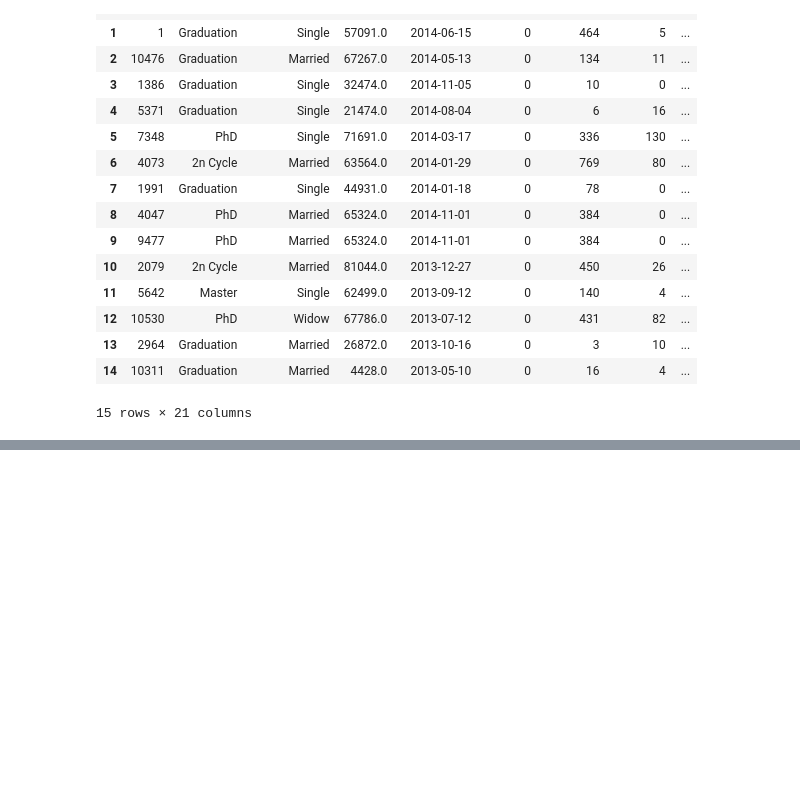
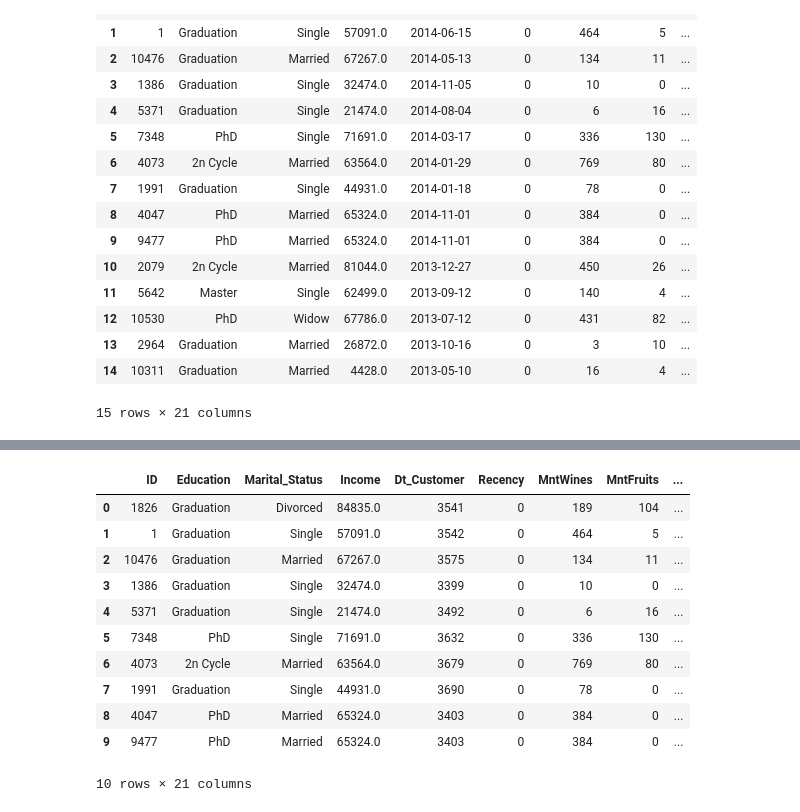
Before and after one commit to Jcaguilar18/labex2_ml, a Jupyter notebook: labex2.ipynb, the cells around one changed output, grey strips where cells are left out. Saved outputs shown, nothing was run; the diff lists cells and outputs as text; code cells hidden in the pictures; blank space fills up the shorter version.

```diff
--- a/labex2.ipynb
+++ b/labex2.ipynb
@@ -319,0 +346,15 @@ df.head(15)
+# %%
+df.head(10)
+# %% [output]
+|  | ID | Education | Marital_Status | Income | Dt_Customer | Recency | MntWines | MntFruits | ... |
+| 0 | 1826 | Graduation | Divorced | 84835.0 | 3541 | 0 | 189 | 104 | ... |
+| 1 | 1 | Graduation | Single | 57091.0 | 3542 | 0 | 464 | 5 | ... |
+| 2 | 10476 | Graduation | Married | 67267.0 | 3575 | 0 | 134 | 11 | ... |
+| 3 | 1386 | Graduation | Single | 32474.0 | 3399 | 0 | 10 | 0 | ... |
+| 4 | 5371 | Graduation | Single | 21474.0 | 3492 | 0 | 6 | 16 | ... |
+| 5 | 7348 | PhD | Single | 71691.0 | 3632 | 0 | 336 | 130 | ... |
+| 6 | 4073 | 2n Cycle | Married | 63564.0 | 3679 | 0 | 769 | 80 | ... |
+| 7 | 1991 | Graduation | Single | 44931.0 | 3690 | 0 | 78 | 0 | ... |
+| 8 | 4047 | PhD | Married | 65324.0 | 3403 | 0 | 384 | 0 | ... |
+| 9 | 9477 | PhD | Married | 65324.0 | 3403 | 0 | 384 | 0 | ... |
+10 rows × 21 columns
```
Also changed, not shown: parts of 6 cells of this notebook.
